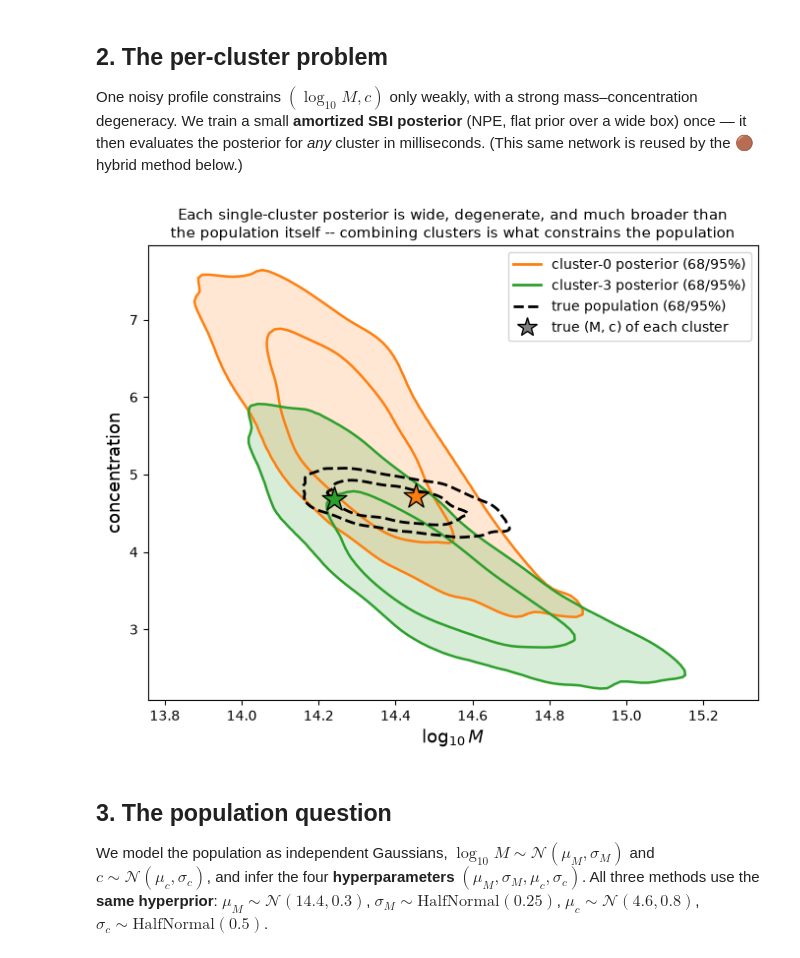
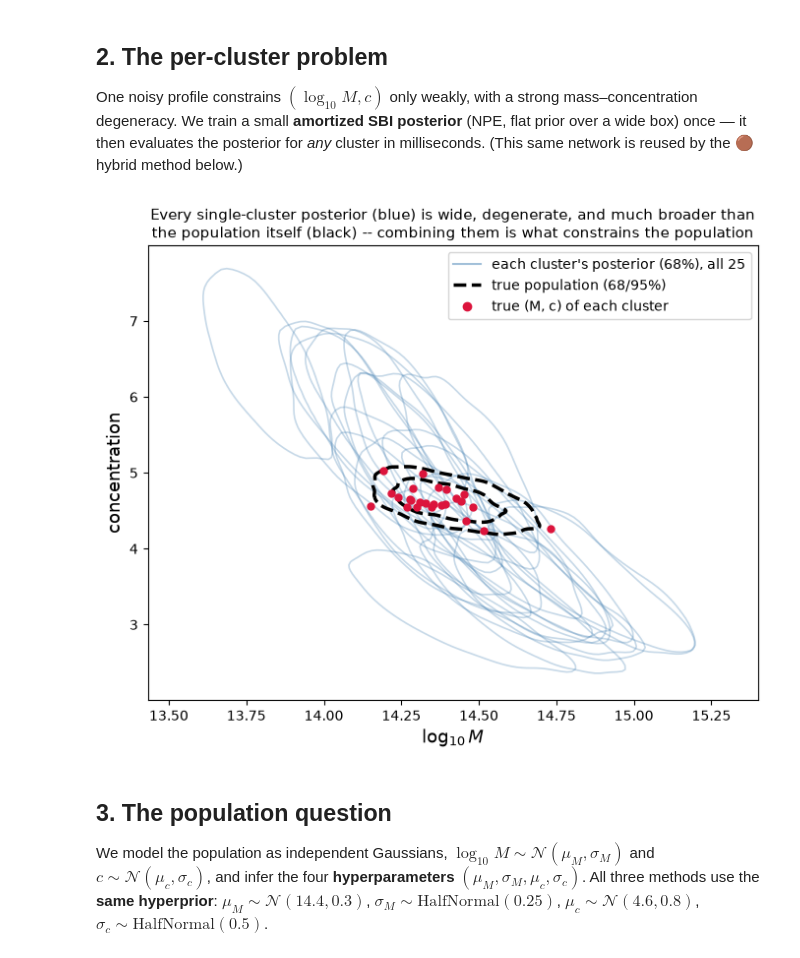
Before and after one commit to LSSTDESC/CL-SBI, a Jupyter notebook: notebooks/tutorial_01_population_inference/tutorial_01_population_inference.ipynb, the cells around one changed output. Cells and saved outputs as stored; diff of their text form; code cells hidden in the pictures.

Commit message:
Tutorial 01: ghosted all-cluster 68% contours (sec 2) + PGM covers teal (sec 3)
Co-Authored-By: Claude Fable 5 <noreply@anthropic.com>

```diff
--- a/notebooks/tutorial_01_population_inference/tutorial_01_population_inference.ipynb
+++ b/notebooks/tutorial_01_population_inference/tutorial_01_population_inference.ipynb
@@ -145,45 +145,45 @@ def train_percluster_npe(n_train=4000):
     torch.manual_seed(SEED); np.random.seed(SEED)
     prior = BoxUniform(low=torch.tensor(BOX_LO), high=torch.tensor(BOX_HI))
     theta = prior.sample((n_train,)).numpy()
     x = np.array([np.log10(population.calculate_noise(
             wlprofile.simulate_nfw(m, c, RBINS, Z, kind="delta_sigma"), NOISE_DEX))
         for m, c in theta])
     inf = SNPE(prior=prior, density_estimator="maf")
     de = inf.append_simulations(torch.as_tensor(theta, dtype=torch.float32),
                                 torch.as_tensor(x, dtype=torch.float32)).train(show_train_summary=False)
     return inf.build_posterior(de)
 
 npe = cached("percluster_npe", train_percluster_npe)
 
 def percluster_samples(n=2000):
     out = []
     for i in range(N_CLUSTERS):
         s = npe.sample((n,), x=torch.as_tensor(OBS["log_profiles"][i], dtype=torch.float32),
                        show_progress_bars=False).numpy()
         out.append(s)
     return np.array(out)                        # (N_CLUSTERS, n, 2)
 
 PC = cached(f"percluster_samples_N{N_CLUSTERS}", percluster_samples)
 np.savez(os.path.join(DATA, f"percluster_posteriors_N{N_CLUSTERS}.npz"), samples=PC, true_mc=OBS["true_mc"])  # shared deliverable
 
 fig, ax = plt.subplots(figsize=(8, 6))
-kde_contours(ax, PC[0], "C1", fill=True)                      # cluster 0 posterior (68/95%)
-kde_contours(ax, PC[3], "C2", fill=True)                      # cluster 3 posterior
-kde_contours(ax, POP[:8000], "k", ls="--", lw=2)              # true population (68/95%)
-ax.scatter(*OBS["true_mc"][0], marker="*", s=350, color="C1", edgecolor="k", zorder=5)
-ax.scatter(*OBS["true_mc"][3], marker="*", s=350, color="C2", edgecolor="k", zorder=5)
+from matplotlib.colors import to_rgba
+for j in range(N_CLUSTERS):                                   # every cluster's 68% contour, ghosted
+    kde_contours(ax, PC[j], to_rgba("steelblue", 0.30), levels=(0.68,), lw=1.2)
+kde_contours(ax, POP[:8000], "k", ls="--", lw=2.5)            # true population (68/95%)
+ax.scatter(OBS["true_mc"][:, 0], OBS["true_mc"][:, 1], s=25, color="crimson", zorder=5)
 from matplotlib.lines import Line2D
-ax.legend(handles=[Line2D([], [], color="C1", lw=2, label="cluster-0 posterior (68/95%)"),
-                   Line2D([], [], color="C2", lw=2, label="cluster-3 posterior (68/95%)"),
-                   Line2D([], [], color="k", ls="--", lw=2, label="true population (68/95%)"),
-                   Line2D([], [], marker="*", ls="", ms=15, mfc="gray", mec="k", label="true (M, c) of each cluster")],
+ax.legend(handles=[Line2D([], [], color="steelblue", alpha=0.5, lw=1.5,
+                          label=f"each cluster's posterior (68%), all {N_CLUSTERS}"),
+                   Line2D([], [], color="k", ls="--", lw=2.5, label="true population (68/95%)"),
+                   Line2D([], [], marker="o", ls="", color="crimson", label="true (M, c) of each cluster")],
           fontsize=10, loc="upper right")
 ax.set_xlabel(r"$\log_{10} M$", fontsize=13); ax.set_ylabel("concentration", fontsize=13)
-ax.set_title("Each single-cluster posterior is wide, degenerate, and much broader than\n"
-             "the population itself -- combining clusters is what constrains the population", fontsize=11)
+ax.set_title("Every single-cluster posterior (blue) is wide, degenerate, and much broader than\n"
+             "the population itself (black) -- combining them is what constrains the population", fontsize=11)
 plt.show()
 # %% [output]
-[figure, old version]
+[figure, new version]
 # %% [markdown]
 ## 3. The population question
 
```
Also changed, not shown: parts of 2 cells of this notebook, 1 other file.
